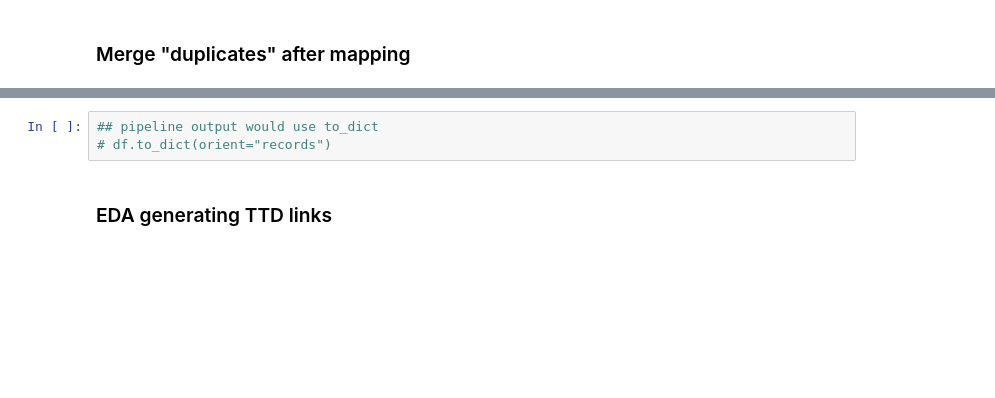
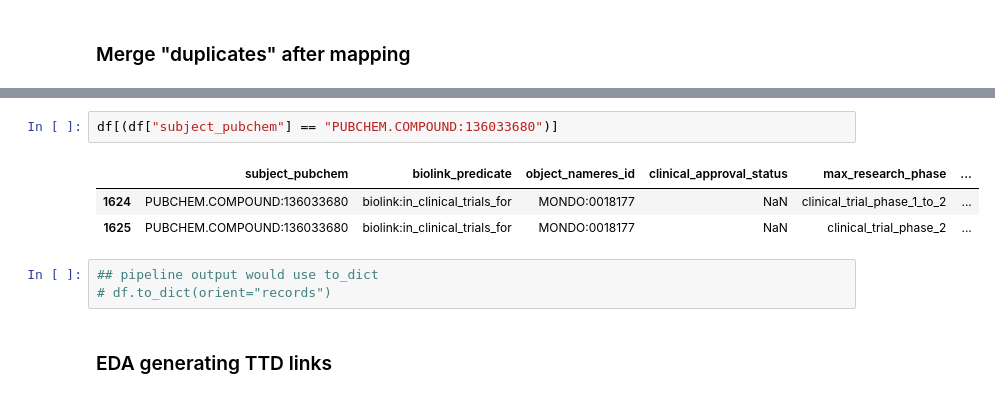
Before and after one commit to NCATSTranslator/translator-ingests, a Jupyter notebook: src/translator_ingest/ingests/ttd/parser-and-eda.ipynb, the cells around one changed output, grey strips where cells are left out. Cells and saved outputs as stored; diff of their text form; blank space fills up the shorter version.

```diff
--- a/src/translator_ingest/ingests/ttd/parser-and-eda.ipynb
+++ b/src/translator_ingest/ingests/ttd/parser-and-eda.ipynb
@@ -2125,3 +2259,9 @@ Name: count, dtype: int64
+# %%
+df[(df["subject_pubchem"] == "PUBCHEM.COMPOUND:136033680")]
+# %% [output]
+|  | subject_pubchem | biolink_predicate | object_nameres_id | clinical_approval_status | max_research_phase | ... |
+| 1624 | PUBCHEM.COMPOUND:136033680 | biolink:in_clinical_trials_for | MONDO:0018177 | NaN | clinical_trial_phase_1_to_2 | ... |
+| 1625 | PUBCHEM.COMPOUND:136033680 | biolink:in_clinical_trials_for | MONDO:0018177 | NaN | clinical_trial_phase_2 | ... |
 # %%
 ## pipeline output would use to_dict
 # df.to_dict(orient="records")
```
Also changed, not shown: parts of 30 cells of this notebook.
